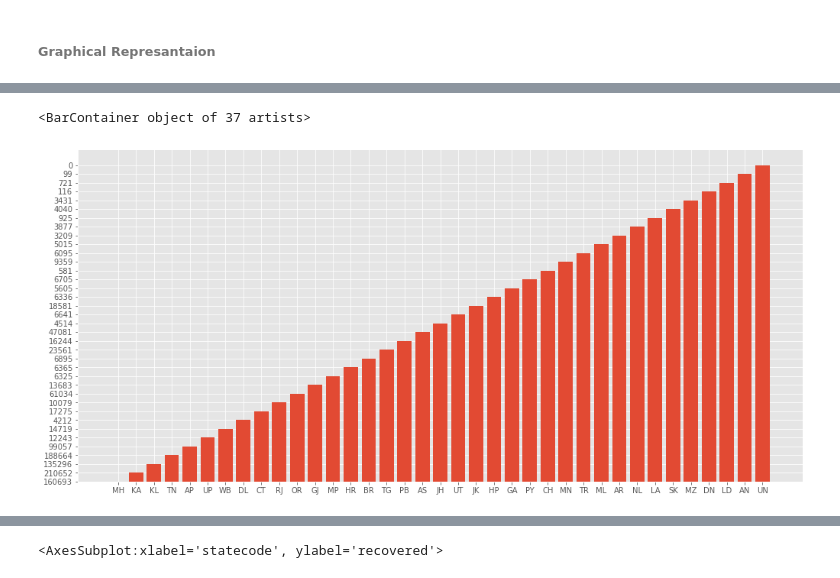
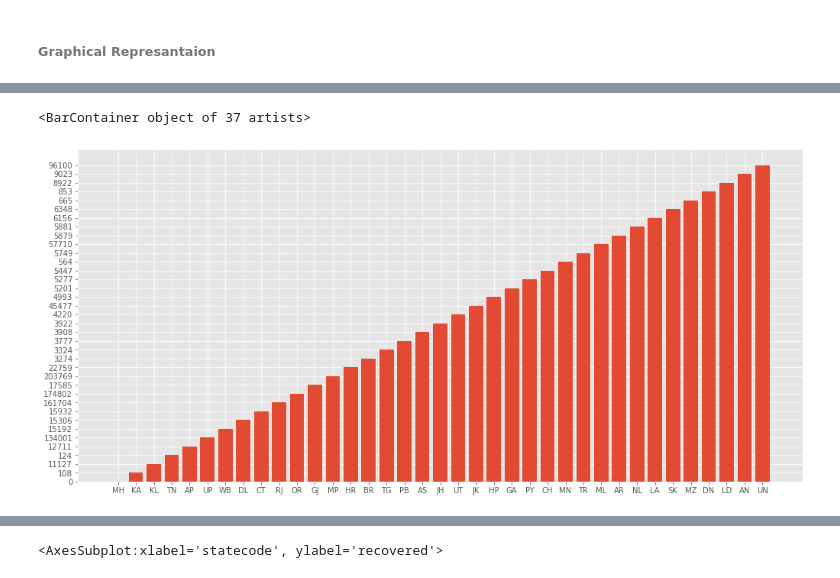
Before and after one commit to Rishiraj-singh7/India-covid-19, a Jupyter notebook: main.ipynb, the cells around one changed output, grey strips where cells are left out. Saved outputs shown, nothing was run; the diff lists cells and outputs as text; code cells hidden in the pictures.

Commit message:
graphical represantation of migrated people

```diff
--- a/main.ipynb
+++ b/main.ipynb
@@ -135,8 +136,8 @@ df.iplot(kind='bar',x='statecode',y='confirmed')
 # %%
 #Matplotlib vis
 
-plt.bar(df['statecode'],df['active']) #statecode
+plt.bar(df['statecode'],df['active'].sort_values(ascending=True)) #statecode
 # %% [output]
 <BarContainer object of 37 artists>
-[figure, old version]
+[figure, new version]
 # %%
```
Also changed, not shown: parts of 10 cells of this notebook.
